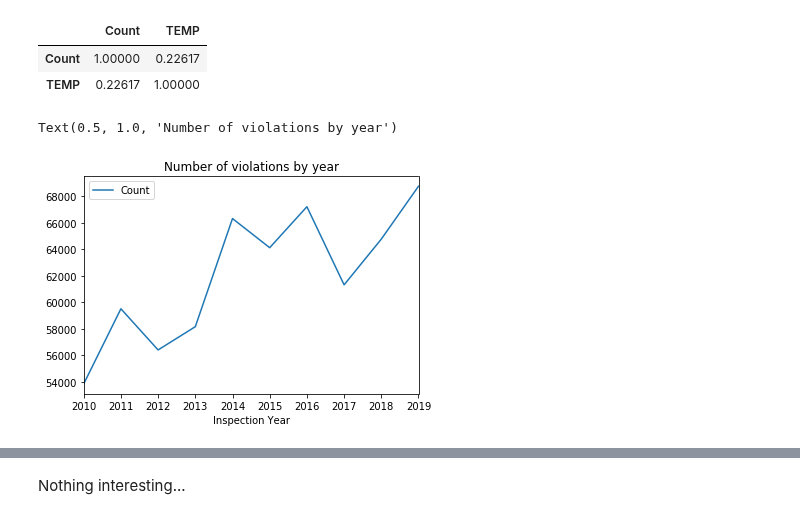
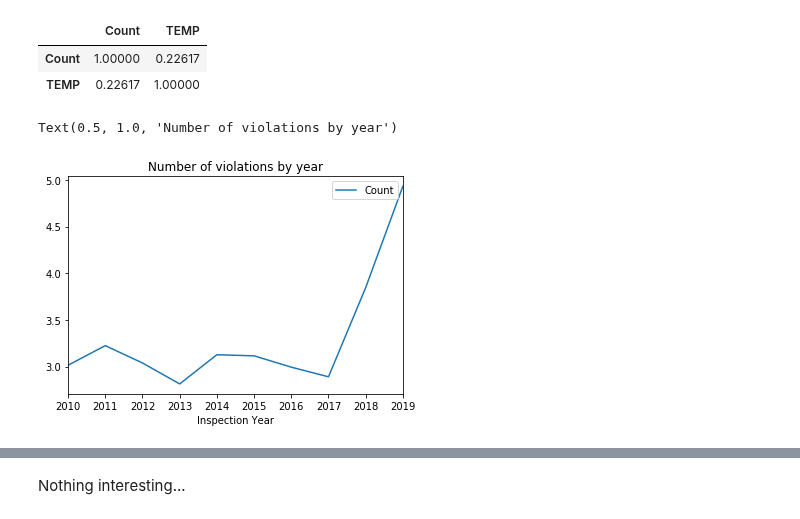
Before and after one commit to VodopaDev/CS401-Chicago-Crime-Analysis, a Jupyter notebook: temperature.ipynb, the cells around one changed output, grey strips where cells are left out. Saved outputs shown, nothing was run; the diff lists cells and outputs as text; code cells hidden in the pictures.

```diff
--- a/temperature.ipynb
+++ b/temperature.ipynb
@@ -38,7 +38,7 @@ ax.legend(['Mean', 'Median'])
 [figure]
 # %%
 import pyarrow.parquet as pq
-path = 'extended_dataset.parquet'
+path = 'resources/extended_dataset.parquet'
 df = pd.read_parquet(path)
 df.head(2)
 # %% [output]
@@ -114,13 +114,13 @@ df_joined_fails.corr()
 # %%
 nb_violations_by_year = df[['Inspection Date', 'Nb Violations']].copy()
 nb_violations_by_year['Inspection Date'] = nb_violations_by_year['Inspection Date'].apply(lambda x: x.year).astype(str)
 nb_violations_by_year.rename(columns={'Inspection Date' : 'Inspection Year'}, inplace=True)
-nb_violations_by_year = nb_violations_by_year.groupby('Inspection Year').sum().rename(columns={'Nb Violations' : 'Count'})
+nb_violations_by_year = nb_violations_by_year.groupby('Inspection Year').mean().rename(columns={'Nb Violations' : 'Count'})
 nb_violations_by_year.plot()
 plt.title("Number of violations by year")
 # %% [output]
 Text(0.5, 1.0, 'Number of violations by year')
-[figure, old version]
+[figure, new version]
 # %%
 df_joined_violations = nb_violations_by_year.rename(index={'Inspection Year' : 'YEAR'}).join(mean_temp_by_year)
 df_joined_violations
```
Also changed, not shown: parts of 3 cells of this notebook.
